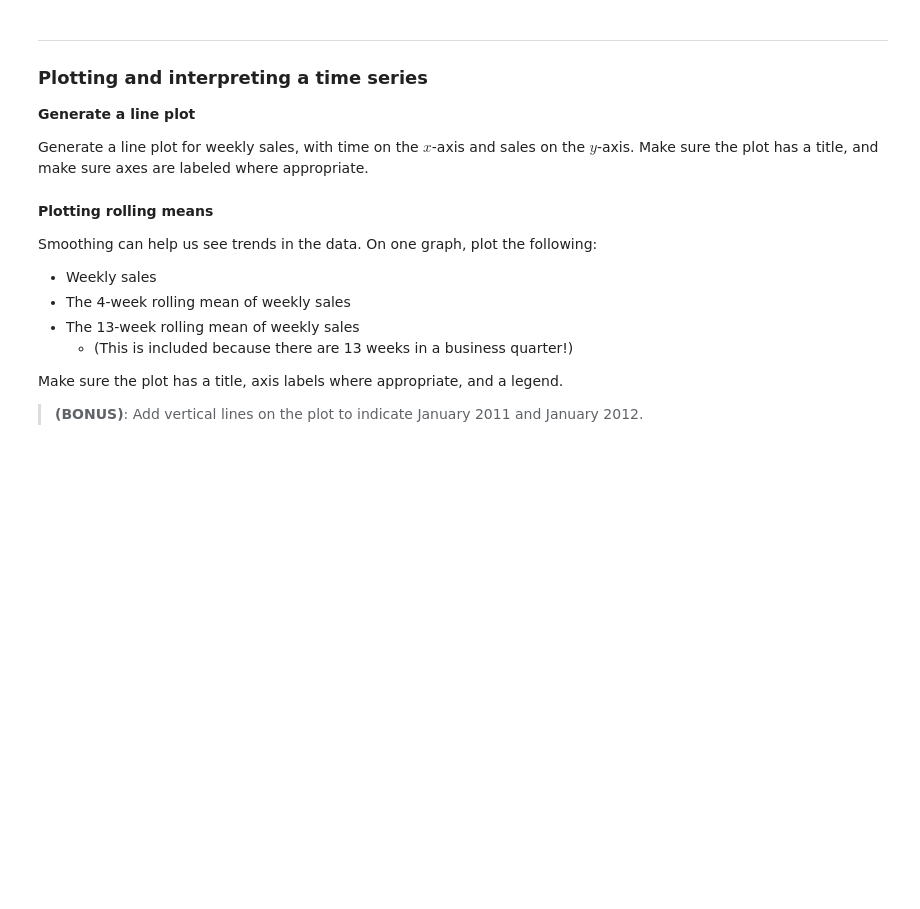
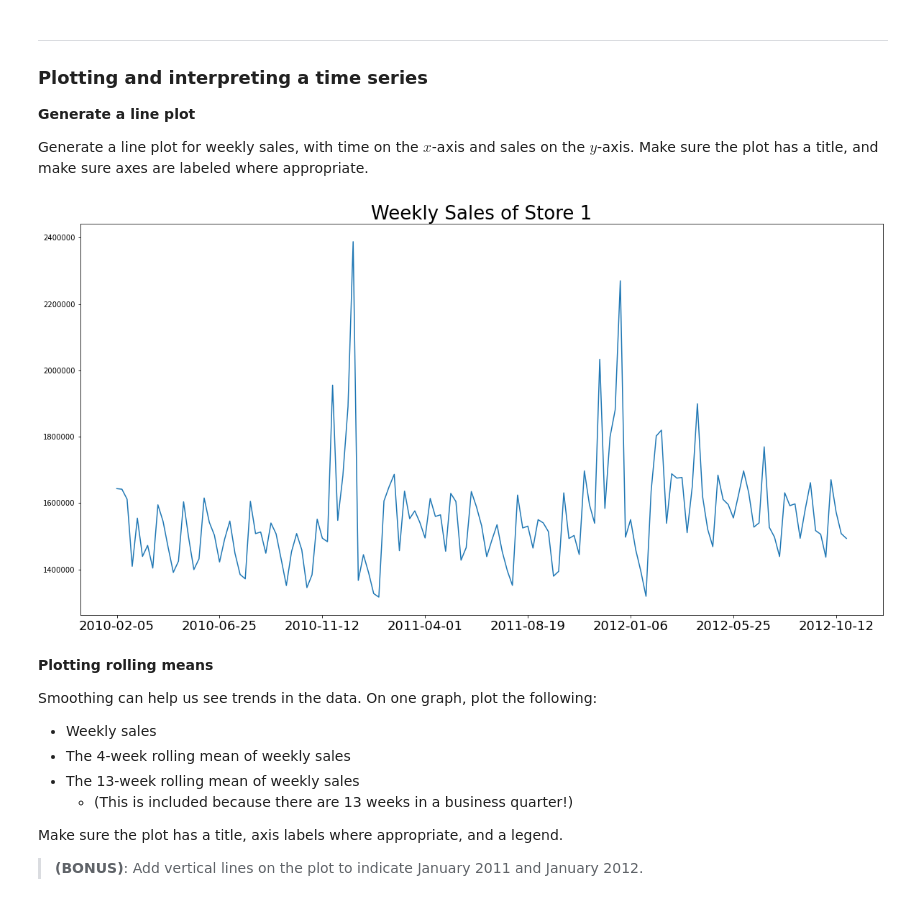
Before and after one commit to Tatadektep/ARIMA_Lab, a Jupyter notebook: starter-code.ipynb, the cells around one changed output. Saved outputs shown, nothing was run; the diff lists cells and outputs as text; code cells hidden in the pictures; blank space fills up the shorter version.

```diff
--- a/starter-code.ipynb
+++ b/starter-code.ipynb
@@ -38,0 +65,2 @@ walmart.head(3)
+# %%
+walmart["Date"] = pd.to_datetime(walmart["Date"])
@@ -40,3 +85,5 @@ walmart.head(3)
 **Creating a datetime index**
 
 Convert the `Date` column to datetime, and set it as the index for the dataframe.
+# %%
+walmart.set_index("Date",drop=True,inplace=True)
@@ -52,3 +116,5 @@ Create a new dataframe that contains weekly sales for store 1.
 > To aggregate, use **groupby**. We're tallying up all sales that have the same date, _not_ aggregating many dates based on year or month.
 >
 > The only column you'll need to keep is `Weekly_Sales`. You should get rid of the `Store`, `Dept`, and `IsHoliday` columns in your new dataframe.
+# %%
+store1 = walmart[walmart["Store"] == 1]["Weekly_Sales"]
@@ -54,0 +133,2 @@ Create a new dataframe that contains weekly sales for store 1.
+# %%
+store1sum = store1.groupby('Date').sum()
@@ -60,6 +155,16 @@ Create a new dataframe that contains weekly sales for store 1.
 **Generate a line plot**
 
 Generate a line plot for weekly sales, with time on the $x$-axis and sales on the $y$-axis. Make sure the plot has a title, and make sure axes are labeled where appropriate.
+# %%
+# Plot our weekly sales
+pd.set_option('display.float_format', lambda x: '%.5f' % x)
+plt.figure(figsize=(20,10))
+plt.plot(store1sum)
+plt.title("Weekly Sales of Store 1", fontsize=26)
+plt.xticks(store1sum.index[0::20], fontsize=18);
+plt.ticklabel_format(style='plain', axis='y', scilimits=(0,0)); # Remove scientific notation on y-axis
+# %% [output]
+[figure, added]
 # %% [markdown]
 **Plotting rolling means**
 
```
Also changed, not shown: parts of 49 cells of this notebook.
